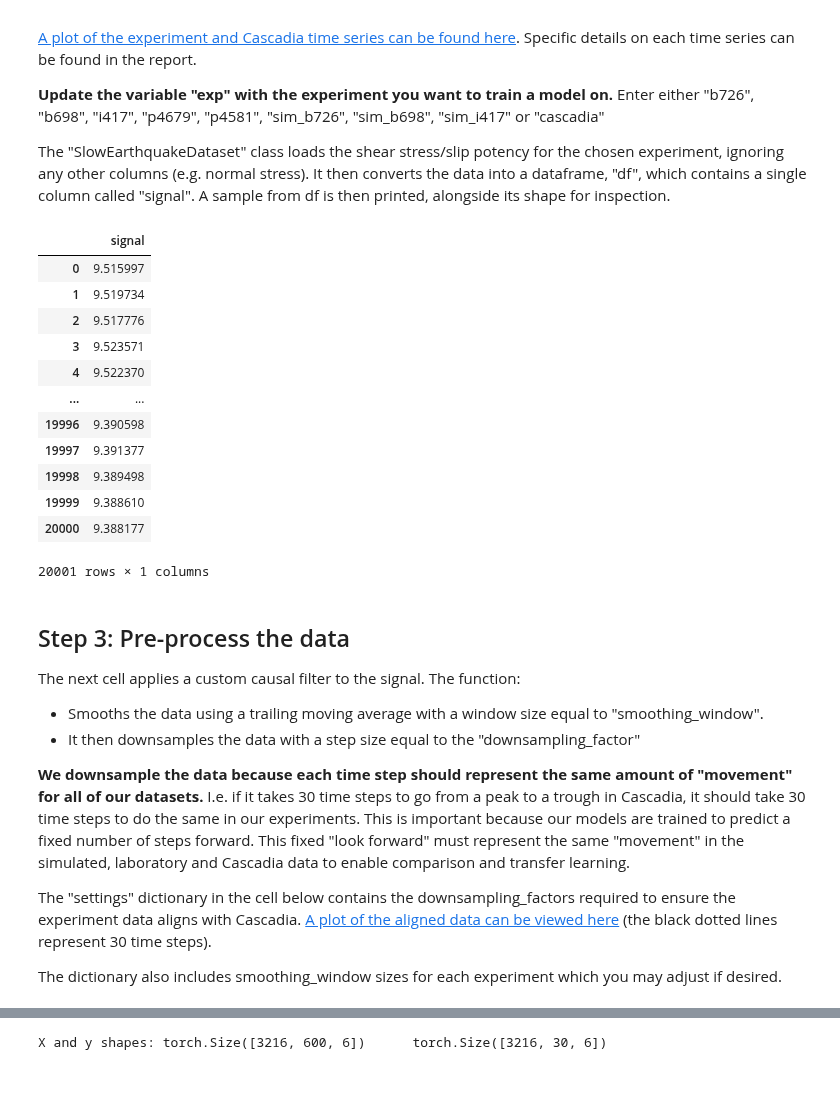
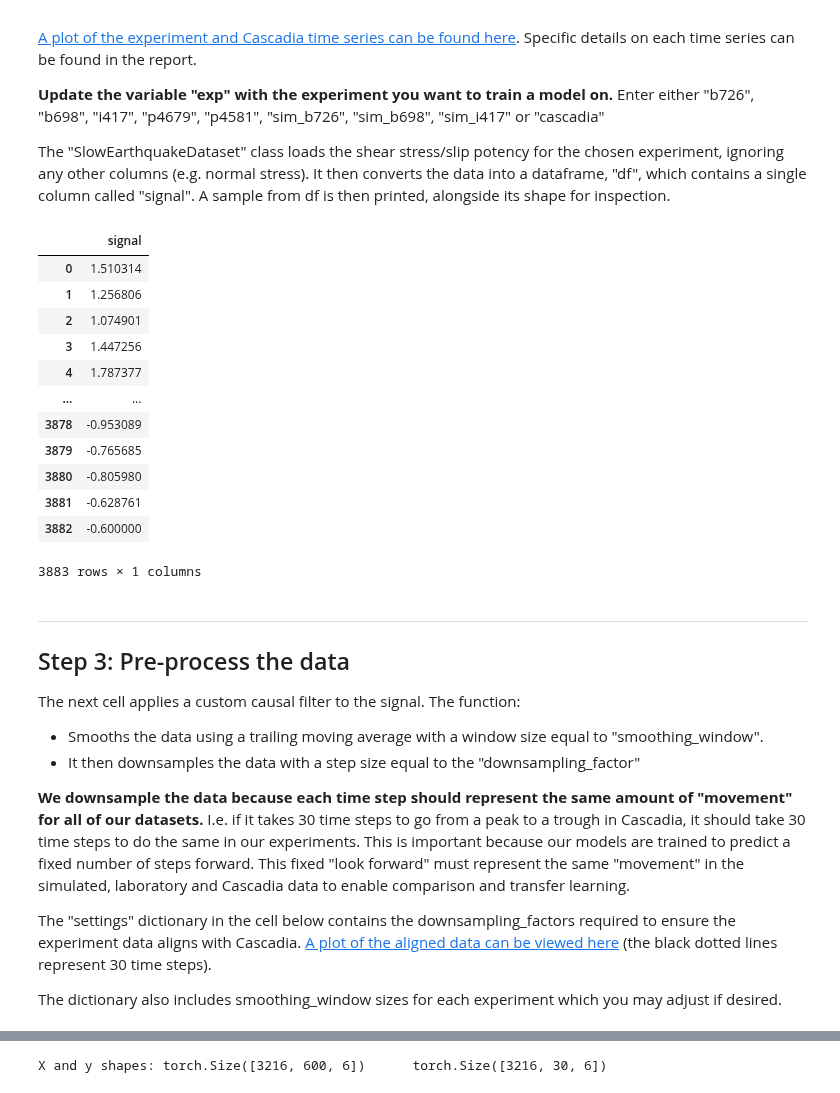
Before and after one commit to ai4er-cdt/earthquake-predictability, a Jupyter notebook: notebooks/AI4ER GTC - Slow Earthquake Time Series Forecasting.ipynb, the cells around one changed output, grey strips where cells are left out. Saved outputs shown, nothing was run; the diff lists cells and outputs as text; code cells hidden in the pictures.

```diff
--- a/notebooks/AI4ER GTC - Slow Earthquake Time Series Forecasting.ipynb
+++ b/notebooks/AI4ER GTC - Slow Earthquake Time Series Forecasting.ipynb
@@ -142,40 +145,40 @@ We also have slip potency (a measure of displacement along a fault in m<sup>3</s
 
 The "SlowEarthquakeDataset" class loads the shear stress/slip potency for the chosen experiment, ignoring any other columns (e.g. normal stress). It then converts the data into a dataframe, "df", which contains a single column called "signal". A sample from df is then printed, alongside its shape for inspection.
 # %%
-exp = "b726"    # Set this to the name of the experiment you want to train on
-
+exp = "cascadia"    # Set this to the name of the experiment you want to train on
 
 if exp == "cascadia":
     column_name = "seg_avg"
 else:
     column_name = "obs_shear_stress"
 
 dataset = SlowEarthquakeDataset(exp)
 df = pd.DataFrame(
     SlowEarthquakeDataset.convert_to_df(dataset, exp)[column_name].rename(
         "signal"
     )
 )
 
 if exp == "cascadia":
     df = df / 1e8  # Scale the slip potency signal to match magnitude of lab and sim data
 
 df
 # %% [output]
 |  | signal |
-| 0 | 9.515997 |
-| 1 | 9.519734 |
-| 2 | 9.517776 |
-| 3 | 9.523571 |
-| 4 | 9.522370 |
+| 0 | 1.510314 |
+| 1 | 1.256806 |
+| 2 | 1.074901 |
+| 3 | 1.447256 |
+| 4 | 1.787377 |
 | ... | ... |
-| 19996 | 9.390598 |
-| 19997 | 9.391377 |
-| 19998 | 9.389498 |
-| 19999 | 9.388610 |
-| 20000 | 9.388177 |
+| 3878 | -0.953089 |
+| 3879 | -0.765685 |
+| 3880 | -0.805980 |
+| 3881 | -0.628761 |
+| 3882 | -0.600000 |
-20001 rows × 1 columns
+3883 rows × 1 columns
 # %% [markdown]
+___
 ## Step 3: Pre-process the data
 
 The next cell applies a custom causal filter to the signal. The function:
```
Also changed, not shown: parts of 27 cells of this notebook, 4 other files.
